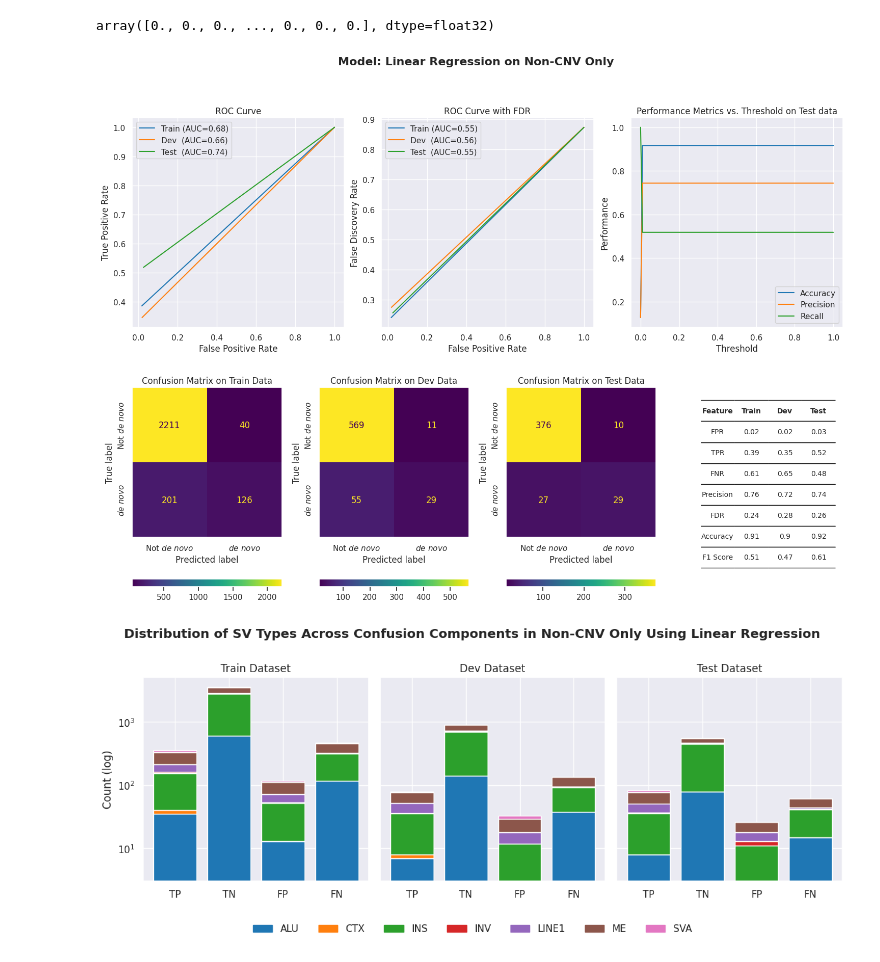
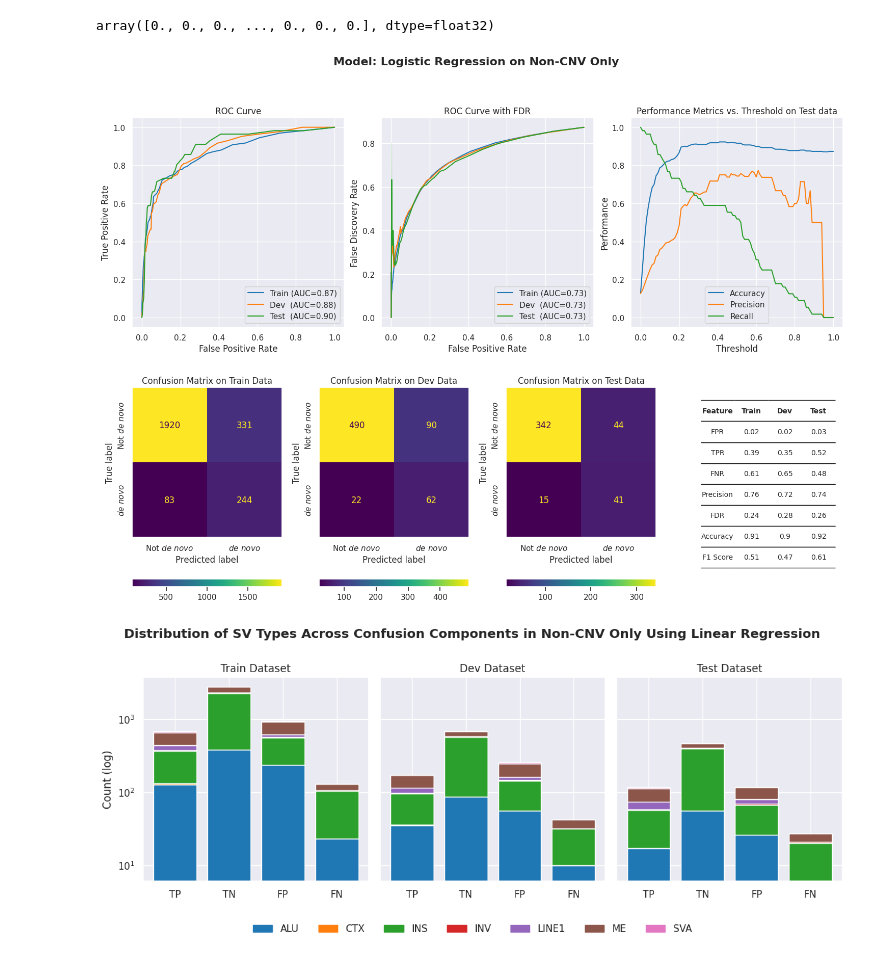
Before and after one commit to VJalili/denovo, a Jupyter notebook: denovo_model.ipynb, the cells around one changed output. Drawn from its saved outputs; the diff is of its cells as text; code cells hidden in the pictures.

```diff
--- a/denovo_model.ipynb
+++ b/denovo_model.ipynb
@@ -798,6 +815,6 @@ Text(0.5, 1.0, 'Feature Importance in Mean Decrease in Impurity (MDI) and Standa
 # Model: Logistic Regression
 # %%
 lr_column = "logistic_regression"
-lr_model = LogisticRegression()
+lr_model = LogisticRegression(max_iter=1000)
 lr_model.fit(x_train, y_train)
 # %% [output]
@@ -815,7 +825,7 @@ lr_model.predict(x_train)
 array([0., 0., 0., ..., 0., 0., 0.], dtype=float32)
 # %%
 def get_lr_predictions(x, y, predictions_df=None):
-  lr_preds = lr_model.predict(x)
+  lr_preds = lr_model.predict_proba(x)[:, 1]
   lr_preds_discretized = vectorized_discretize(lr_preds)
 
   preds = x.copy() if predictions_df is None else predictions_df.copy()
@@ -834,11 +844,11 @@ models_metrics_df, rf_train_metrics = evaluate_model(models_metrics_df, lr_colum
 models_metrics_df, rf_dev_metrics = evaluate_model(models_metrics_df, lr_column, "Dev",   y_dev,   predictions_dev_df[lr_column],   threshold)
 models_metrics_df, rf_test_metrics = evaluate_model(models_metrics_df, lr_column, "Test",  y_test,  predictions_test_df[lr_column],  threshold)
 # %%
-plot_model_performance(f"Linear Regression on {data_group_title}", lr_column, models_metrics_df, rf_train_metrics, rf_dev_metrics, rf_test_metrics, predictions_train_df, predictions_dev_df, predictions_test_df, f"{lr_column}{disc_col_postfix}")
+plot_model_performance(f"Logistic Regression on {data_group_title}", lr_column, models_metrics_df, rf_train_metrics, rf_dev_metrics, rf_test_metrics, predictions_train_df, predictions_dev_df, predictions_test_df, f"{lr_column}{disc_col_postfix}")
 # %% [output]
-[figure, old version]
+[figure, new version]
 # %%
-plot_confusionMatrix_component(predictions_train_df, predictions_dev_df, predictions_test_df, f"Distribution of SV Types Across Confusion Components in {data_group_title} Using Linear Regression", lr_column + disc_col_postfix)
+plot_confusionMatrix_component(predictions_train_df, predictions_dev_df, predictions_test_df, f"Distribution of SV Types Across Confusion Components in {data_group_title} Using Logistic Regression", lr_column + disc_col_postfix)
 # %% [output]
-[figure, old version]
+[figure, new version]
 # %%
```
Also changed, not shown: parts of 7 cells of this notebook.
